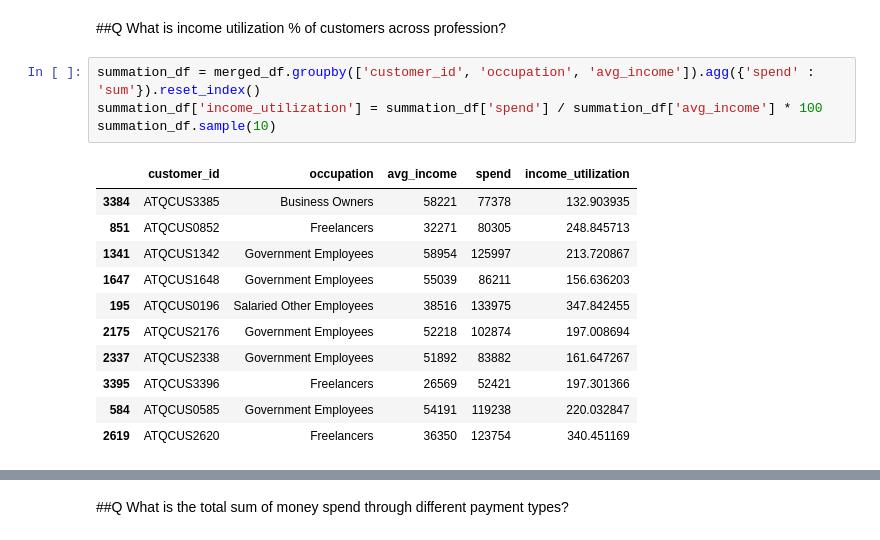
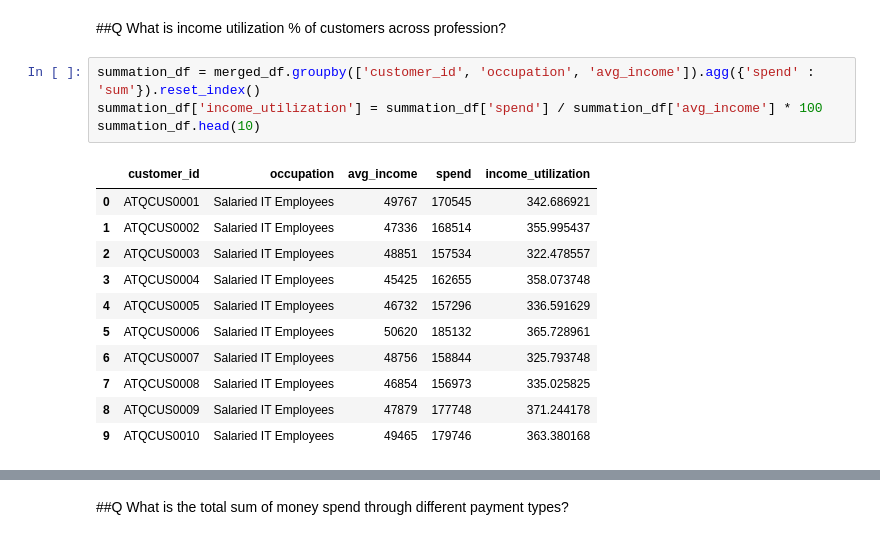
Before and after one commit to mili-who/first, a Jupyter notebook: Credit_Card.ipynb, the cells around one changed output, grey strips where cells are left out. Saved outputs shown, nothing was run; the diff lists cells and outputs as text.

```diff
--- a/Credit_Card.ipynb
+++ b/Credit_Card.ipynb
@@ -403,16 +403,16 @@ Name: spend, dtype: float64
 # %%
 summation_df = merged_df.groupby(['customer_id', 'occupation', 'avg_income']).agg({'spend' : 'sum'}).reset_index()
 summation_df['income_utilization'] = summation_df['spend'] / summation_df['avg_income'] * 100
-summation_df.sample(10)
+summation_df.head(10)
 # %% [output]
 |  | customer_id | occupation | avg_income | spend | income_utilization |
-| 3384 | ATQCUS3385 | Business Owners | 58221 | 77378 | 132.903935 |
-| 851 | ATQCUS0852 | Freelancers | 32271 | 80305 | 248.845713 |
-| 1341 | ATQCUS1342 | Government Employees | 58954 | 125997 | 213.720867 |
-| 1647 | ATQCUS1648 | Government Employees | 55039 | 86211 | 156.636203 |
-| 195 | ATQCUS0196 | Salaried Other Employees | 38516 | 133975 | 347.842455 |
-| 2175 | ATQCUS2176 | Government Employees | 52218 | 102874 | 197.008694 |
-| 2337 | ATQCUS2338 | Government Employees | 51892 | 83882 | 161.647267 |
-| 3395 | ATQCUS3396 | Freelancers | 26569 | 52421 | 197.301366 |
-| 584 | ATQCUS0585 | Government Employees | 54191 | 119238 | 220.032847 |
-| 2619 | ATQCUS2620 | Freelancers | 36350 | 123754 | 340.451169 |
+| 0 | ATQCUS0001 | Salaried IT Employees | 49767 | 170545 | 342.686921 |
+| 1 | ATQCUS0002 | Salaried IT Employees | 47336 | 168514 | 355.995437 |
+| 2 | ATQCUS0003 | Salaried IT Employees | 48851 | 157534 | 322.478557 |
+| 3 | ATQCUS0004 | Salaried IT Employees | 45425 | 162655 | 358.073748 |
+| 4 | ATQCUS0005 | Salaried IT Employees | 46732 | 157296 | 336.591629 |
+| 5 | ATQCUS0006 | Salaried IT Employees | 50620 | 185132 | 365.728961 |
+| 6 | ATQCUS0007 | Salaried IT Employees | 48756 | 158844 | 325.793748 |
+| 7 | ATQCUS0008 | Salaried IT Employees | 46854 | 156973 | 335.025825 |
+| 8 | ATQCUS0009 | Salaried IT Employees | 47879 | 177748 | 371.244178 |
+| 9 | ATQCUS0010 | Salaried IT Employees | 49465 | 179746 | 363.380168 |
```
Also changed, not shown: parts of 6 cells of this notebook.
